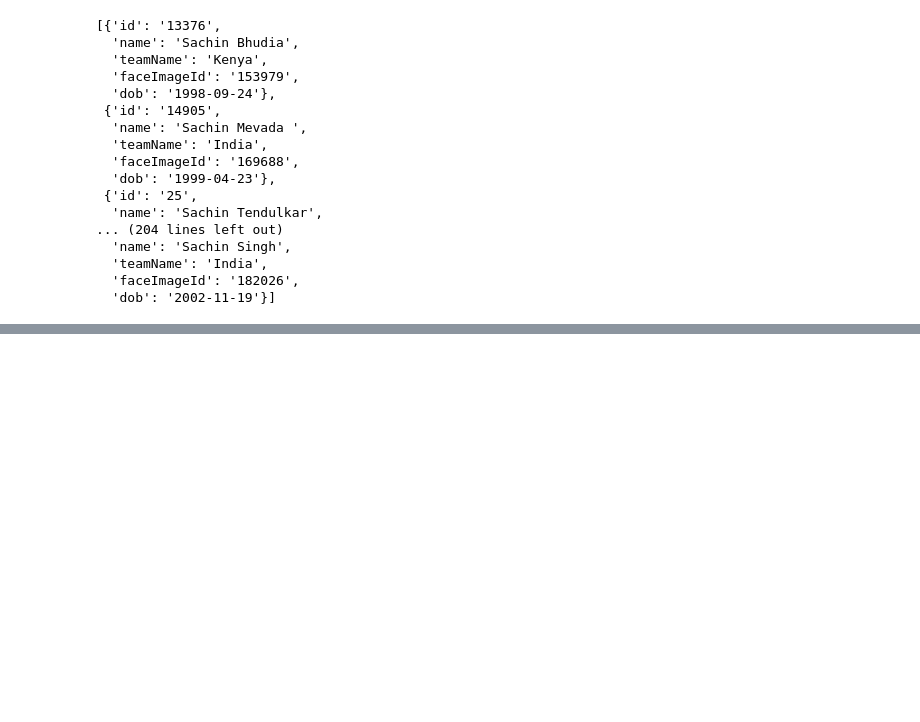
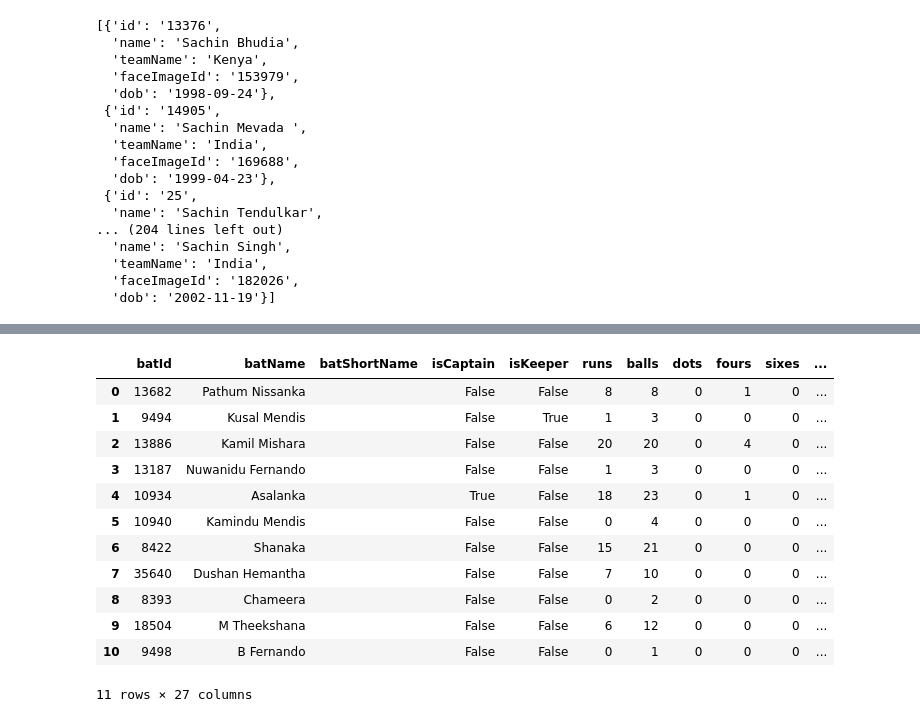
Before and after one commit to irfanhameedofficial-png/cricbuzz_livestats, a Jupyter notebook: test.ipynb, the cells around one changed output, grey strips where cells are left out. Drawn from its saved outputs; the diff is of its cells as text; code cells hidden in the pictures; blank space fills up the shorter version.

```diff
--- a/test.ipynb
+++ b/test.ipynb
@@ -525,0 +571,21 @@ Sachin Singh
+# %%
+import pandas as pd
+
+innings_num = 1   # manual counter
+
+for innings in data['scoreCard']:
+    print(f"\n🏏 Innings {innings_num}")
+
+    # Batting Data
+    bat_team = innings["batTeamDetails"]["batsmenData"]
+    bat_df = pd.DataFrame(bat_team.values())
+    print("\nBatting:")
+    print(bat_df)
+
+    # Bowling Data
+    bowl_team = innings["bowlTeamDetails"]["bowlersData"]
+    bowl_df = pd.DataFrame(bowl_team.values())
+    print("\nBowling:")
+    print(bowl_df)
+
+    innings_num += 1   # increase counter for next innings
@@ -525,0 +610,24 @@ Sachin Singh
+# %%
+s1 = data['scoreCard']
+bat = []
+for innings in s1:
+    s = innings['batTeamDetails']['batsmenData'].values()
+    s1 = pd.DataFrame(s)
+    bat.append(s1)
+# df = pd.DataFrame(s1)
+# df
+bat[0]
+# %% [output]
+|  | batId | batName | batShortName | isCaptain | isKeeper | runs | balls | dots | fours | sixes | ... |
+| 0 | 13682 | Pathum Nissanka |  | False | False | 8 | 8 | 0 | 1 | 0 | ... |
+| 1 | 9494 | Kusal Mendis |  | False | True | 1 | 3 | 0 | 0 | 0 | ... |
+| 2 | 13886 | Kamil Mishara |  | False | False | 20 | 20 | 0 | 4 | 0 | ... |
+| 3 | 13187 | Nuwanidu Fernando |  | False | False | 1 | 3 | 0 | 0 | 0 | ... |
+| 4 | 10934 | Asalanka |  | True | False | 18 | 23 | 0 | 1 | 0 | ... |
+| 5 | 10940 | Kamindu Mendis |  | False | False | 0 | 4 | 0 | 0 | 0 | ... |
+| 6 | 8422 | Shanaka |  | False | False | 15 | 21 | 0 | 0 | 0 | ... |
+| 7 | 35640 | Dushan Hemantha |  | False | False | 7 | 10 | 0 | 0 | 0 | ... |
+| 8 | 8393 | Chameera |  | False | False | 0 | 2 | 0 | 0 | 0 | ... |
+| 9 | 18504 | M Theekshana |  | False | False | 6 | 12 | 0 | 0 | 0 | ... |
+| 10 | 9498 | B Fernando |  | False | False | 0 | 1 | 0 | 0 | 0 | ... |
+11 rows × 27 columns
```
Also changed, not shown: parts of 7 cells of this notebook, 1 other file.
